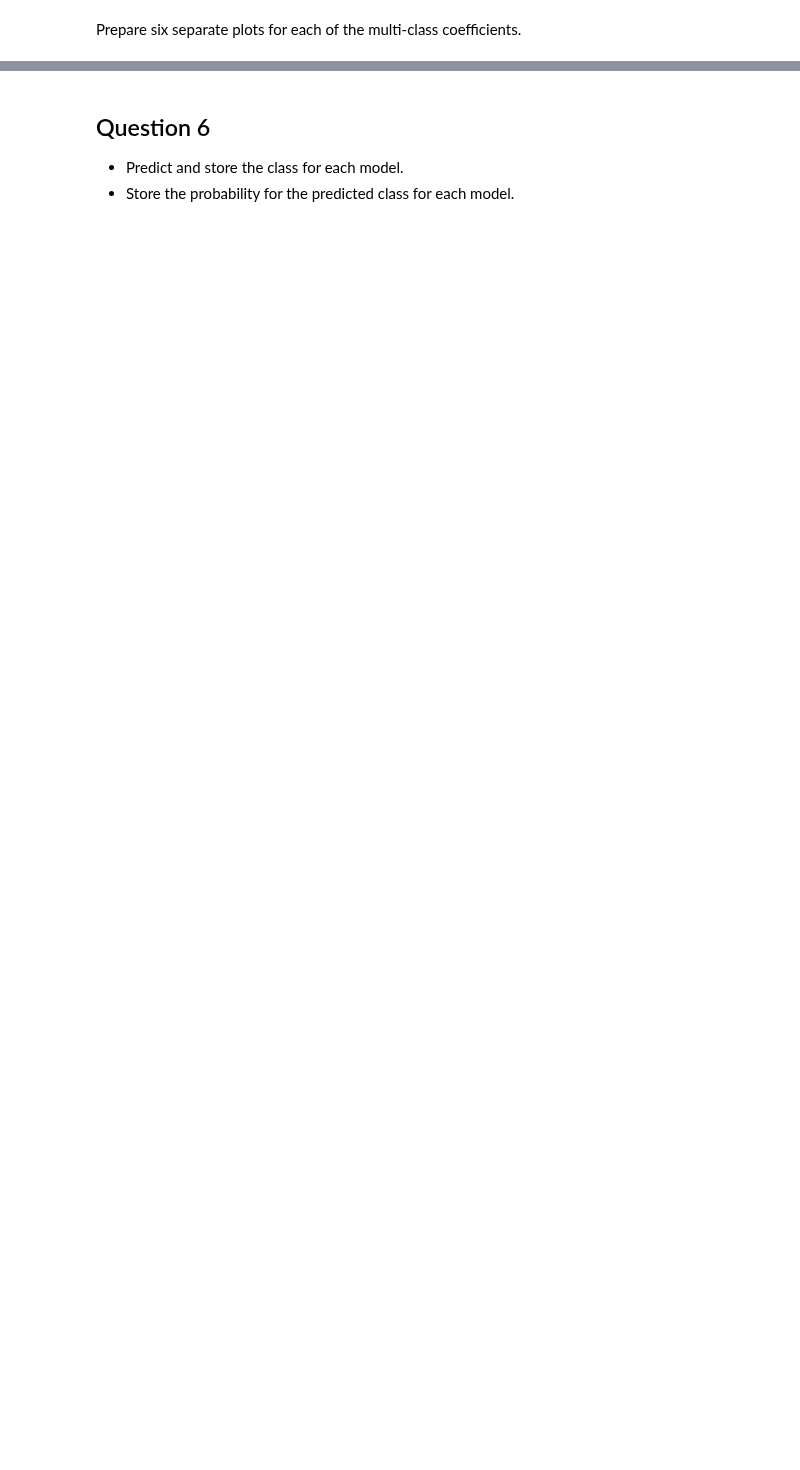
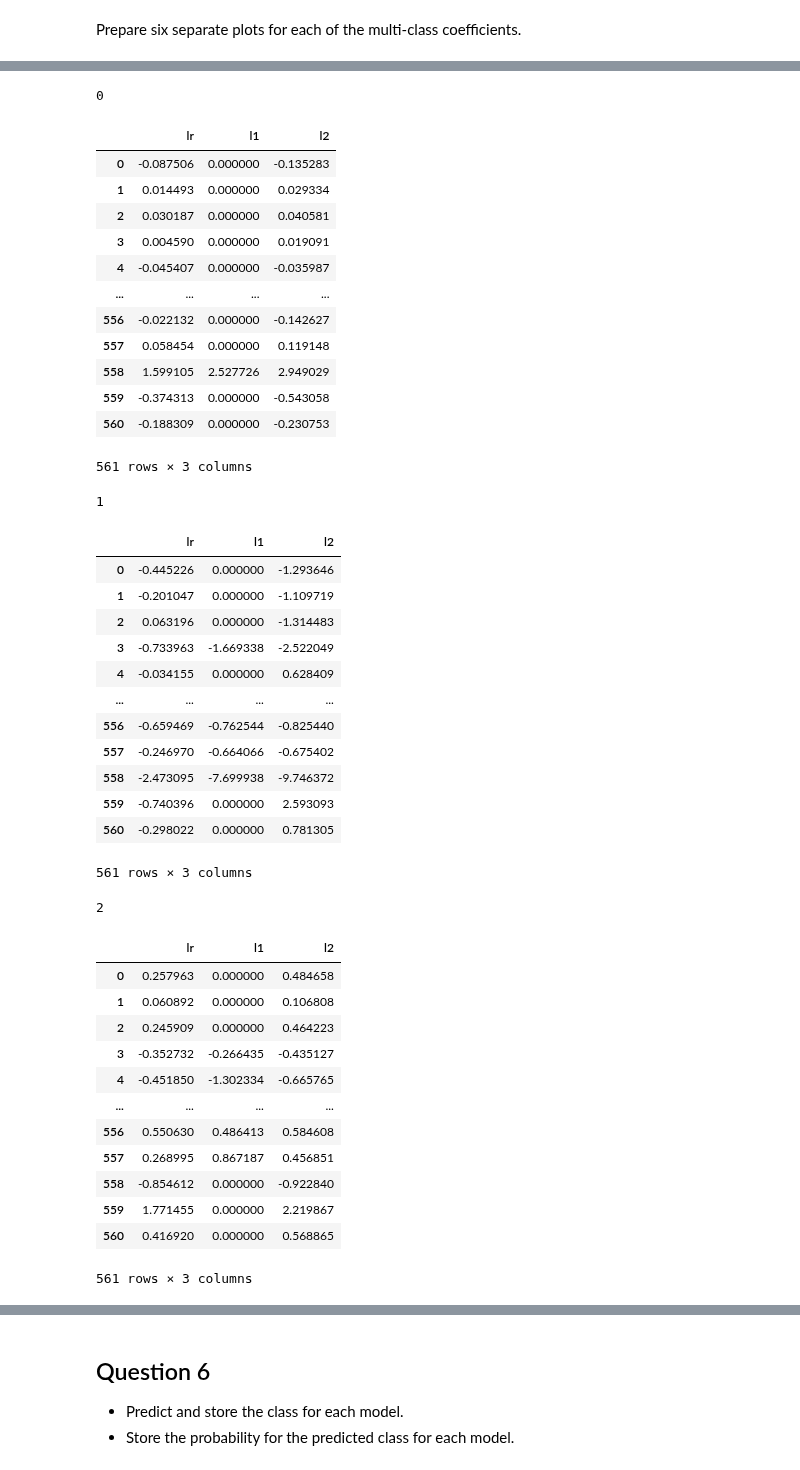
Before and after one commit to htetaunglynn94/coursera, a Jupyter notebook: ibm_ml_series/supervised_ml_classification/module_1/holab_1_logistic_regression_error_metrics.ipynb, the cells around one changed output, grey strips where cells are left out. Drawn from its saved outputs; the diff is of its cells as text; code cells hidden in the pictures; blank space fills up the shorter version.

```diff
--- a/ibm_ml_series/supervised_ml_classification/module_1/holab_1_logistic_regression_error_metrics.ipynb
+++ b/ibm_ml_series/supervised_ml_classification/module_1/holab_1_logistic_regression_error_metrics.ipynb
@@ -544,0 +547,49 @@ array([<Axes: >, <Axes: >, <Axes: >, <Axes: >, <Axes: >, <Axes: >],
+# %%
+for loc, ax in enumerate(axList):
+    print(loc)
+    # extract data grouping lr, l1 and l2
+    data = coefficients.xs(loc, level=1, axis=1)
+    display(data)
+# %% [output]
+0
+|  | lr | l1 | l2 |
+| 0 | -0.087506 | 0.000000 | -0.135283 |
+| 1 | 0.014493 | 0.000000 | 0.029334 |
+| 2 | 0.030187 | 0.000000 | 0.040581 |
+| 3 | 0.004590 | 0.000000 | 0.019091 |
+| 4 | -0.045407 | 0.000000 | -0.035987 |
+| ... | ... | ... | ... |
+| 556 | -0.022132 | 0.000000 | -0.142627 |
+| 557 | 0.058454 | 0.000000 | 0.119148 |
+| 558 | 1.599105 | 2.527726 | 2.949029 |
+| 559 | -0.374313 | 0.000000 | -0.543058 |
+| 560 | -0.188309 | 0.000000 | -0.230753 |
+561 rows × 3 columns
+1
+|  | lr | l1 | l2 |
+| 0 | -0.445226 | 0.000000 | -1.293646 |
+| 1 | -0.201047 | 0.000000 | -1.109719 |
+| 2 | 0.063196 | 0.000000 | -1.314483 |
+| 3 | -0.733963 | -1.669338 | -2.522049 |
+| 4 | -0.034155 | 0.000000 | 0.628409 |
+| ... | ... | ... | ... |
+| 556 | -0.659469 | -0.762544 | -0.825440 |
+| 557 | -0.246970 | -0.664066 | -0.675402 |
+| 558 | -2.473095 | -7.699938 | -9.746372 |
+| 559 | -0.740396 | 0.000000 | 2.593093 |
+| 560 | -0.298022 | 0.000000 | 0.781305 |
+561 rows × 3 columns
+2
+|  | lr | l1 | l2 |
+| 0 | 0.257963 | 0.000000 | 0.484658 |
+| 1 | 0.060892 | 0.000000 | 0.106808 |
+| 2 | 0.245909 | 0.000000 | 0.464223 |
+| 3 | -0.352732 | -0.266435 | -0.435127 |
+| 4 | -0.451850 | -1.302334 | -0.665765 |
+| ... | ... | ... | ... |
+| 556 | 0.550630 | 0.486413 | 0.584608 |
+| 557 | 0.268995 | 0.867187 | 0.456851 |
+| 558 | -0.854612 | 0.000000 | -0.922840 |
+| 559 | 1.771455 | 0.000000 | 2.219867 |
+| 560 | 0.416920 | 0.000000 | 0.568865 |
+561 rows × 3 columns
```
Also changed, not shown: parts of 28 cells of this notebook.
